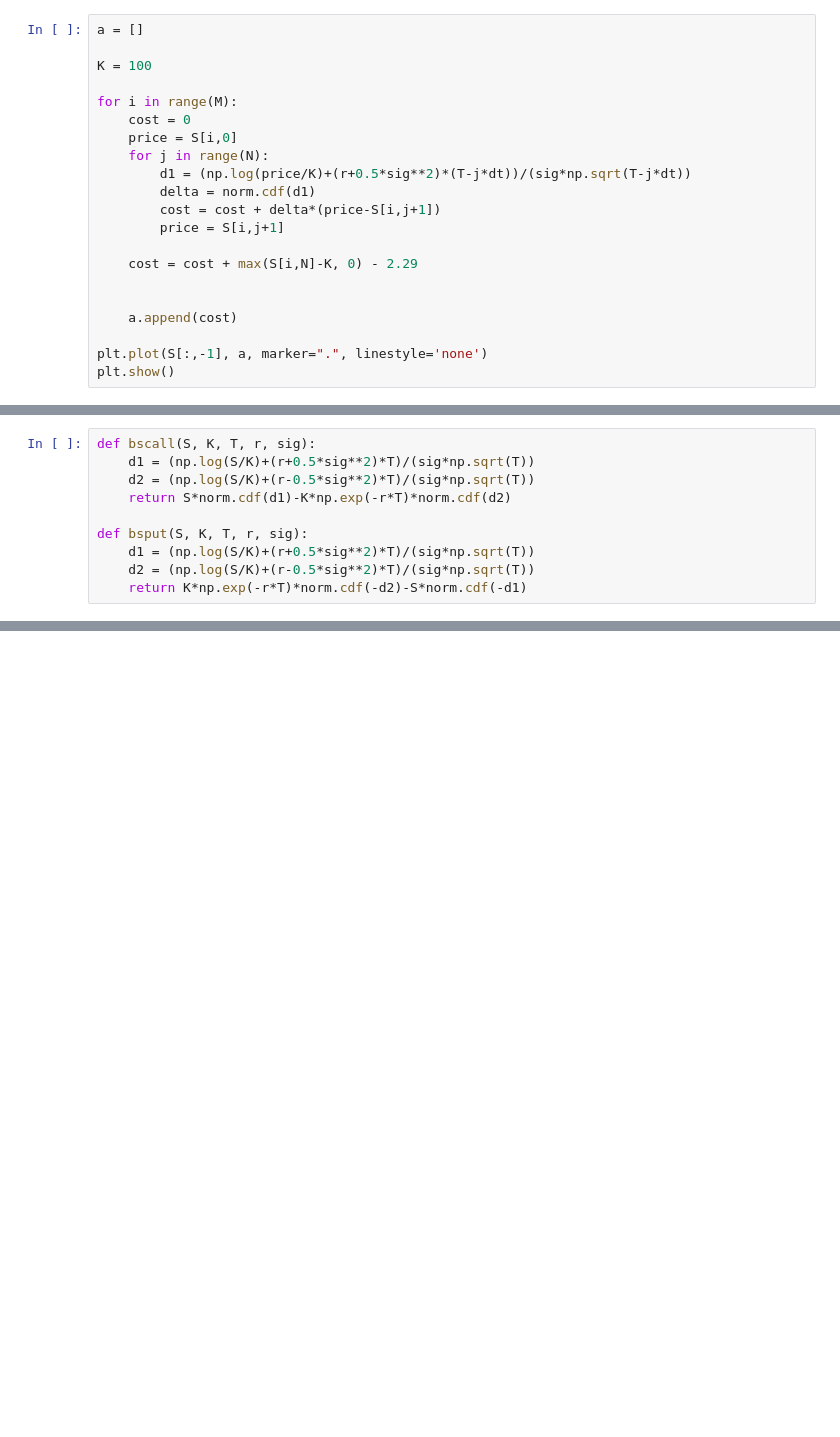
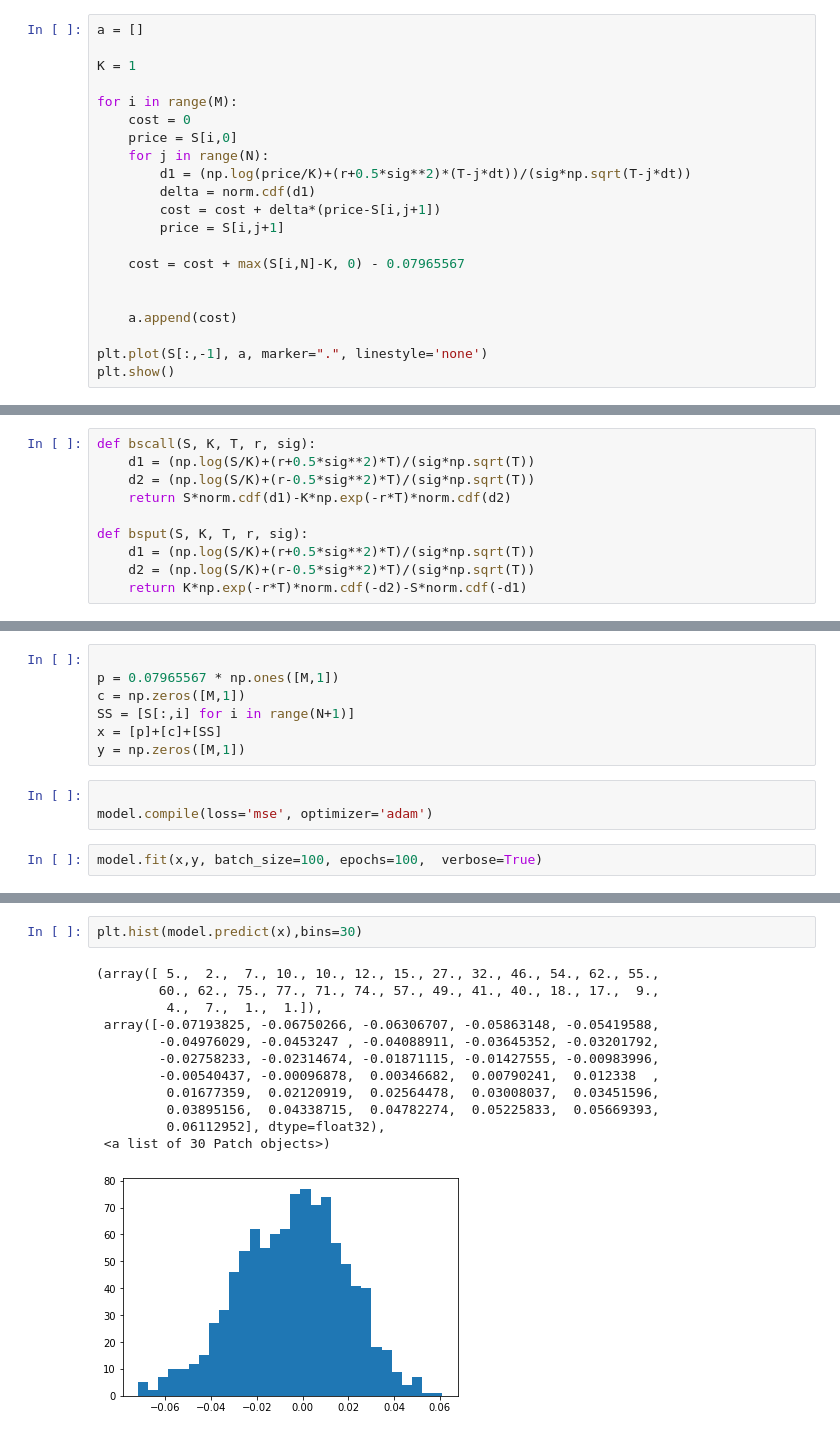
Before and after one commit to Joocheol/Financial-Engineering, a Jupyter notebook: Two_versions_of_delta_hedging.ipynb, the cells around one changed output, grey strips where cells are left out. Saved outputs shown, nothing was run; the diff lists cells and outputs as text; blank space fills up the shorter version.

```diff
--- a/Two_versions_of_delta_hedging.ipynb
+++ b/Two_versions_of_delta_hedging.ipynb
@@ -67,7 +82,7 @@ $\Delta_0 (S_0-S_1) + \Delta_1 (S_1-S_2) + \Delta_2 (S_2-S_3) + \cdots + \Delta_
 # %%
 a = []
 
-K = 100
+K = 1
 
 for i in range(M):
     cost = 0
@@ -78,7 +93,7 @@ for i in range(M):
         cost = cost + delta*(price-S[i,j+1])
         price = S[i,j+1]
 
-    cost = cost + max(S[i,N]-K, 0) - 2.29
+    cost = cost + max(S[i,N]-K, 0) - 0.07965567
 
 
     a.append(cost)
@@ -103,0 +163,12 @@ bscall(100,100,30/365,0.0,0.2)
+# %%
+
+p = 0.07965567 * np.ones([M,1])
+c = np.zeros([M,1])
+SS = [S[:,i] for i in range(N+1)]
+x = [p]+[c]+[SS]
+y = np.zeros([M,1])
+# %%
+
+model.compile(loss='mse', optimizer='adam')
+# %%
+model.fit(x,y, batch_size=100, epochs=100,  verbose=True)
@@ -103,0 +214,15 @@ bscall(100,100,30/365,0.0,0.2)
+# %%
+plt.hist(model.predict(x),bins=30)
+# %% [output]
+(array([ 5.,  2.,  7., 10., 10., 12., 15., 27., 32., 46., 54., 62., 55.,
+        60., 62., 75., 77., 71., 74., 57., 49., 41., 40., 18., 17.,  9.,
+         4.,  7.,  1.,  1.]),
+ array([-0.07193825, -0.06750266, -0.06306707, -0.05863148, -0.05419588,
+        -0.04976029, -0.0453247 , -0.04088911, -0.03645352, -0.03201792,
+        -0.02758233, -0.02314674, -0.01871115, -0.01427555, -0.00983996,
+        -0.00540437, -0.00096878,  0.00346682,  0.00790241,  0.012338  ,
+         0.01677359,  0.02120919,  0.02564478,  0.03008037,  0.03451596,
+         0.03895156,  0.04338715,  0.04782274,  0.05225833,  0.05669393,
+         0.06112952], dtype=float32),
+ <a list of 30 Patch objects>)
+[figure, added]
```
Also changed, not shown: parts of 10 cells of this notebook.
